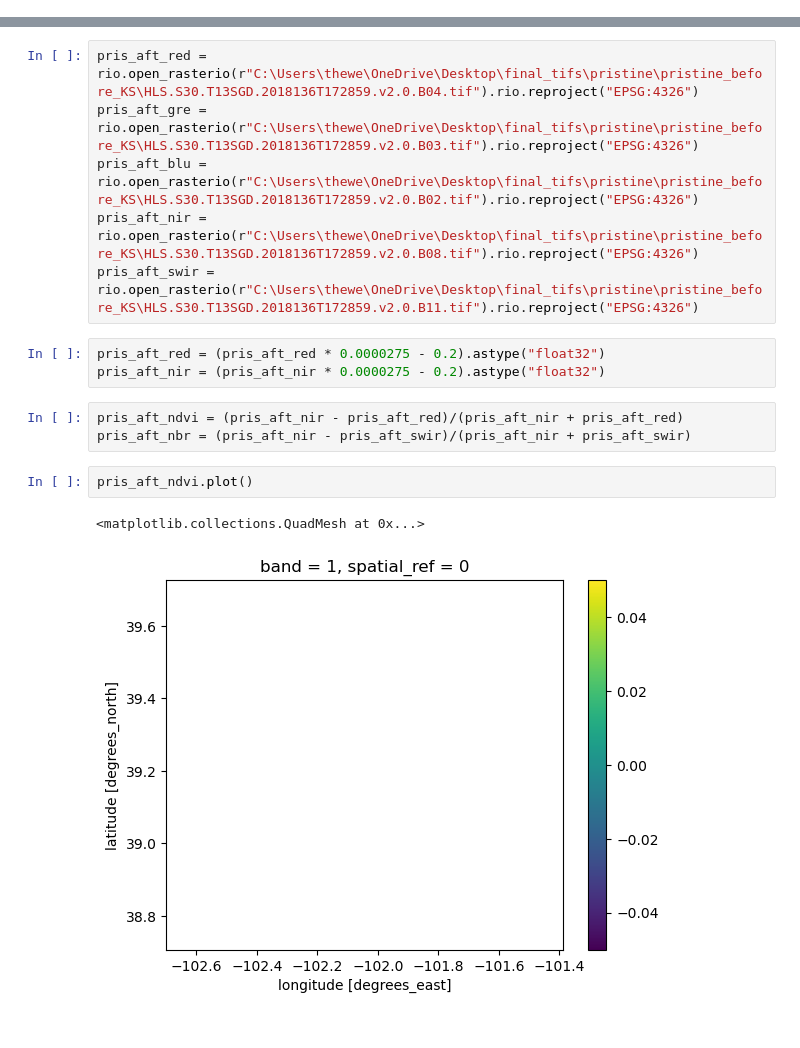
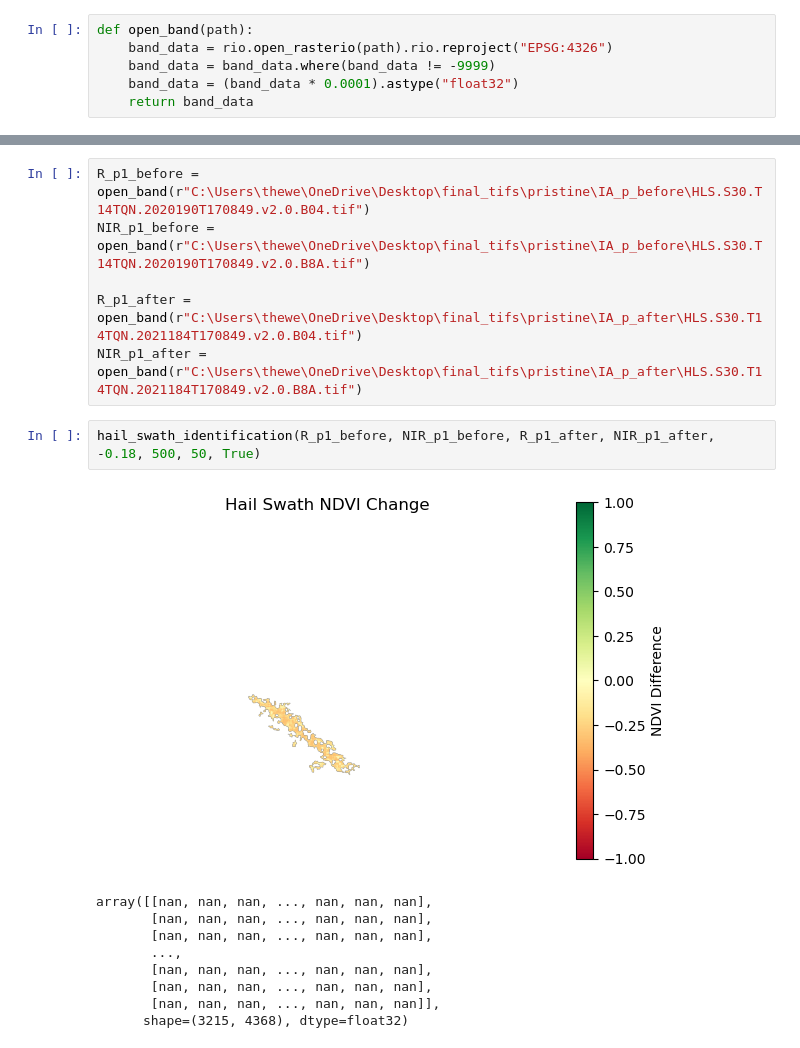
Before and after one commit to theweatherwill/AES408_Final_Donaldson, a Jupyter notebook: Donaldson_Final.ipynb, the cells around one changed output, grey strips where cells are left out. Saved outputs shown, nothing was run; the diff lists cells and outputs as text.

Commit message:
Added pristine and semi-pristine examples

```diff
--- a/Donaldson_Final.ipynb
+++ b/Donaldson_Final.ipynb
@@ -4,0 +10,6 @@ import matplotlib.pyplot as plt
+# %%
+def open_band(path):
+    band_data = rio.open_rasterio(path).rio.reproject("EPSG:4326")
+    band_data = band_data.where(band_data != -9999)
+    band_data = (band_data * 0.0001).astype("float32")
+    return band_data
@@ -5,17 +63,18 @@ import matplotlib.pyplot as plt
 # %%
-pris_aft_red = rio.open_rasterio(r"C:\Users\thewe\OneDrive\Desktop\final_tifs\pristine\pristine_before_KS\HLS.S30.T13SGD.2018136T172859.v2.0.B04.tif").rio.reproject("EPSG:4326")
-pris_aft_gre = rio.open_rasterio(r"C:\Users\thewe\OneDrive\Desktop\final_tifs\pristine\pristine_before_KS\HLS.S30.T13SGD.2018136T172859.v2.0.B03.tif").rio.reproject("EPSG:4326")
-pris_aft_blu = rio.open_rasterio(r"C:\Users\thewe\OneDrive\Desktop\final_tifs\pristine\pristine_before_KS\HLS.S30.T13SGD.2018136T172859.v2.0.B02.tif").rio.reproject("EPSG:4326")
-pris_aft_nir = rio.open_rasterio(r"C:\Users\thewe\OneDrive\Desktop\final_tifs\pristine\pristine_before_KS\HLS.S30.T13SGD.2018136T172859.v2.0.B08.tif").rio.reproject("EPSG:4326")
-pris_aft_swir = rio.open_rasterio(r"C:\Users\thewe\OneDrive\Desktop\final_tifs\pristine\pristine_before_KS\HLS.S30.T13SGD.2018136T172859.v2.0.B11.tif").rio.reproject("EPSG:4326")
+R_p1_before = open_band(r"C:\Users\thewe\OneDrive\Desktop\final_tifs\pristine\IA_p_before\HLS.S30.T14TQN.2020190T170849.v2.0.B04.tif")
+NIR_p1_before = open_band(r"C:\Users\thewe\OneDrive\Desktop\final_tifs\pristine\IA_p_before\HLS.S30.T14TQN.2020190T170849.v2.0.B8A.tif")
+
+R_p1_after = open_band(r"C:\Users\thewe\OneDrive\Desktop\final_tifs\pristine\IA_p_after\HLS.S30.T14TQN.2021184T170849.v2.0.B04.tif")
+NIR_p1_after = open_band(r"C:\Users\thewe\OneDrive\Desktop\final_tifs\pristine\IA_p_after\HLS.S30.T14TQN.2021184T170849.v2.0.B8A.tif")
-# %%
-pris_aft_red = (pris_aft_red * 0.0000275 - 0.2).astype("float32")
-pris_aft_nir = (pris_aft_nir * 0.0000275 - 0.2).astype("float32")
-# %%
-pris_aft_ndvi = (pris_aft_nir - pris_aft_red)/(pris_aft_nir + pris_aft_red)
-pris_aft_nbr = (pris_aft_nir - pris_aft_swir)/(pris_aft_nir + pris_aft_swir)
-# %%
-pris_aft_ndvi.plot()
-# %% [output]
-<matplotlib.collections.QuadMesh at 0x...>
-[figure, removed]
+# %%
+hail_swath_identification(R_p1_before, NIR_p1_before, R_p1_after, NIR_p1_after, -0.18, 500, 50, True)
+# %% [output]
+[figure, added]
+array([[nan, nan, nan, ..., nan, nan, nan],
+       [nan, nan, nan, ..., nan, nan, nan],
+       [nan, nan, nan, ..., nan, nan, nan],
+       ...,
+       [nan, nan, nan, ..., nan, nan, nan],
+       [nan, nan, nan, ..., nan, nan, nan],
+       [nan, nan, nan, ..., nan, nan, nan]],
+      shape=(3215, 4368), dtype=float32)
```
Also changed, not shown: parts of 5 cells of this notebook, 1 other file.
